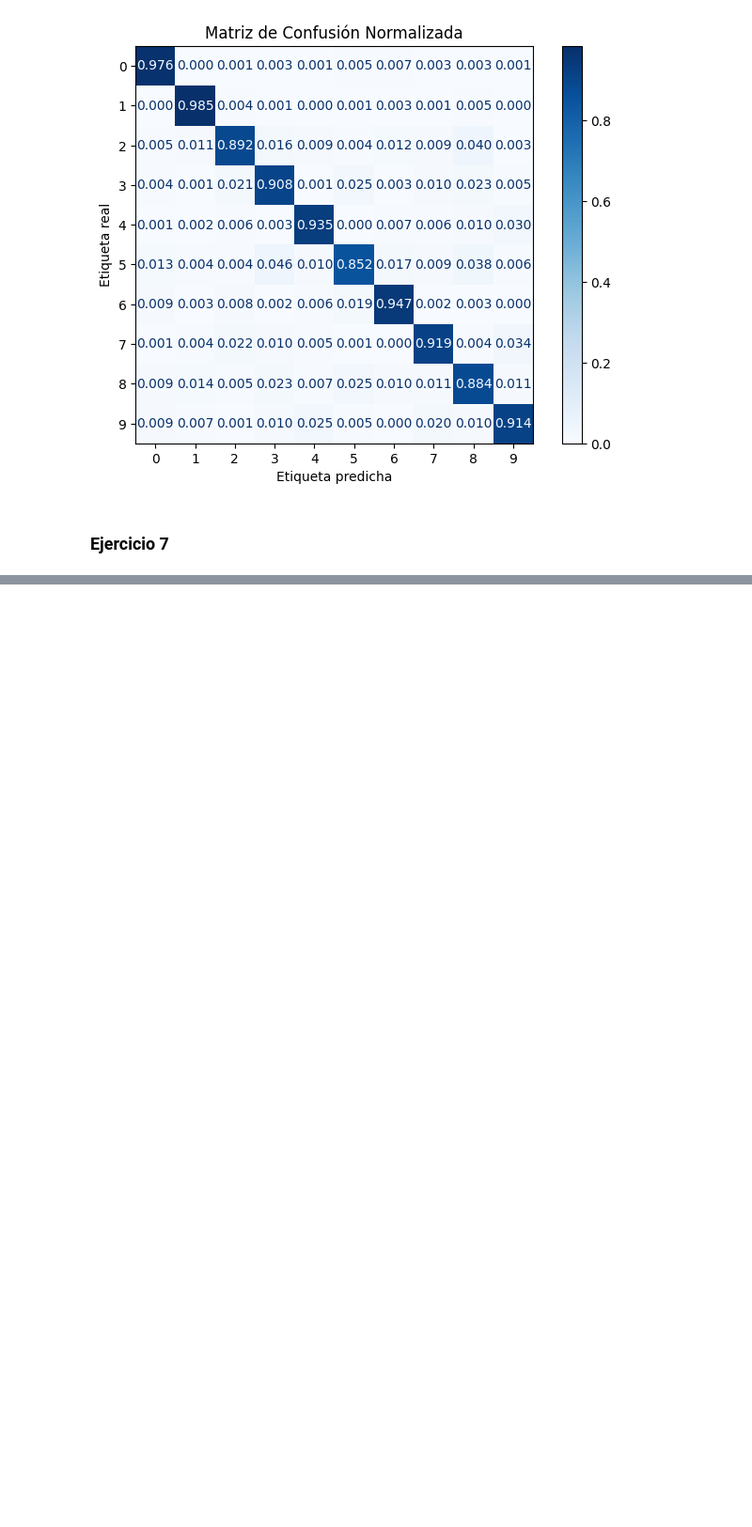
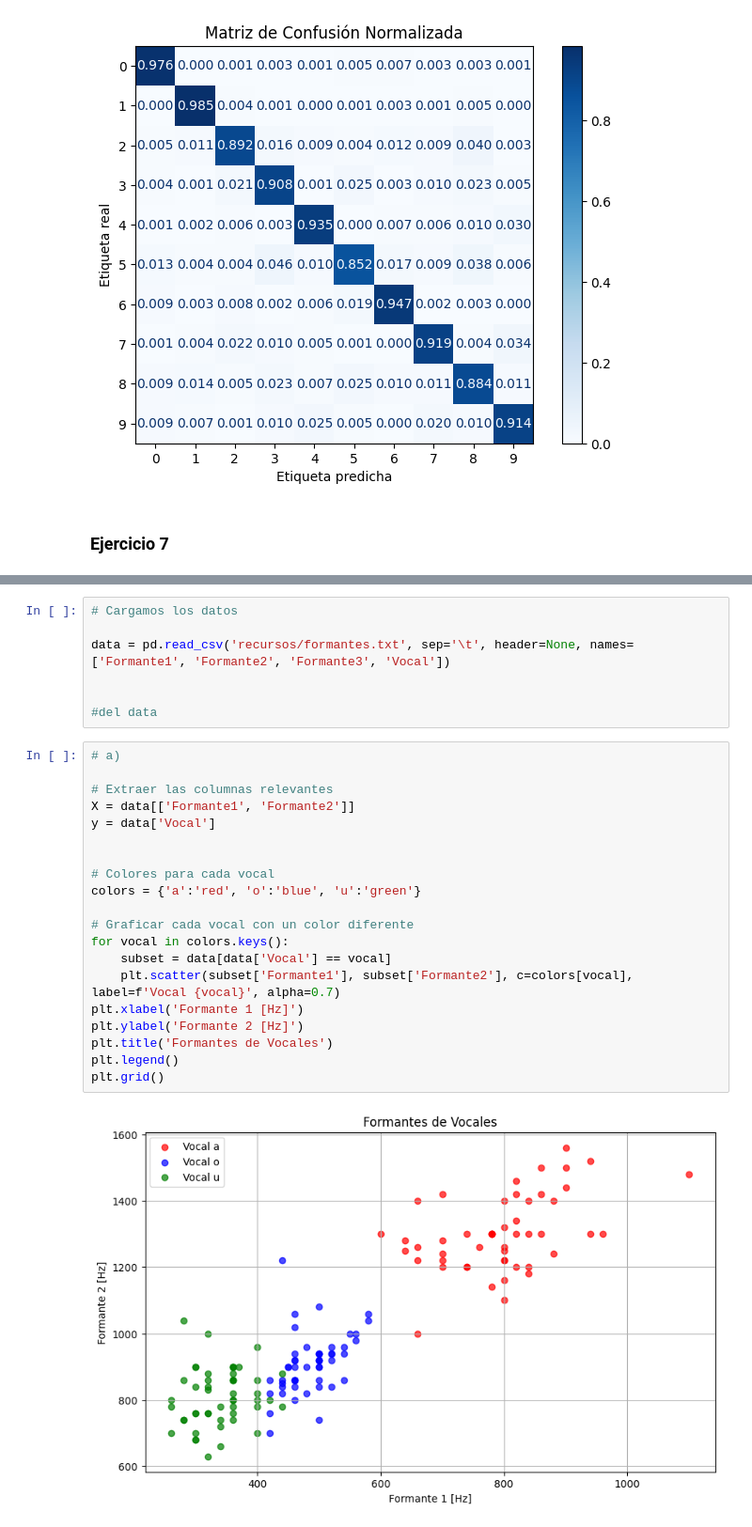
Before and after one commit to joaquinmacia/taller_procesamiento_senales, a Jupyter notebook: guia_2/guia_2.ipynb, the cells around one changed output, grey strips where cells are left out. Shown at 94% size. Cells and saved outputs as stored; diff of their text form; blank space fills up the shorter version.

```diff
--- a/guia_2/guia_2.ipynb
+++ b/guia_2/guia_2.ipynb
@@ -603,3 +603,32 @@ plt.show()
 ### Ejercicio 7
 # %% [markdown]
 ![image.png](enunciados/ej7.png)
+# %%
+# Cargamos los datos
+
+data = pd.read_csv('recursos/formantes.txt', sep='\t', header=None, names=['Formante1', 'Formante2', 'Formante3', 'Vocal'])
+
+
+#del data
+# %%
+# a)
+
+# Extraer las columnas relevantes
+X = data[['Formante1', 'Formante2']]
+y = data['Vocal']
+
+
+# Colores para cada vocal
+colors = {'a':'red', 'o':'blue', 'u':'green'}
+
+# Graficar cada vocal con un color diferente
+for vocal in colors.keys():
+    subset = data[data['Vocal'] == vocal]
+    plt.scatter(subset['Formante1'], subset['Formante2'], c=colors[vocal], label=f'Vocal {vocal}', alpha=0.7)
+plt.xlabel('Formante 1 [Hz]')
+plt.ylabel('Formante 2 [Hz]')
+plt.title('Formantes de Vocales')
+plt.legend()
+plt.grid()
+# %% [output]
+[figure, added]
```
